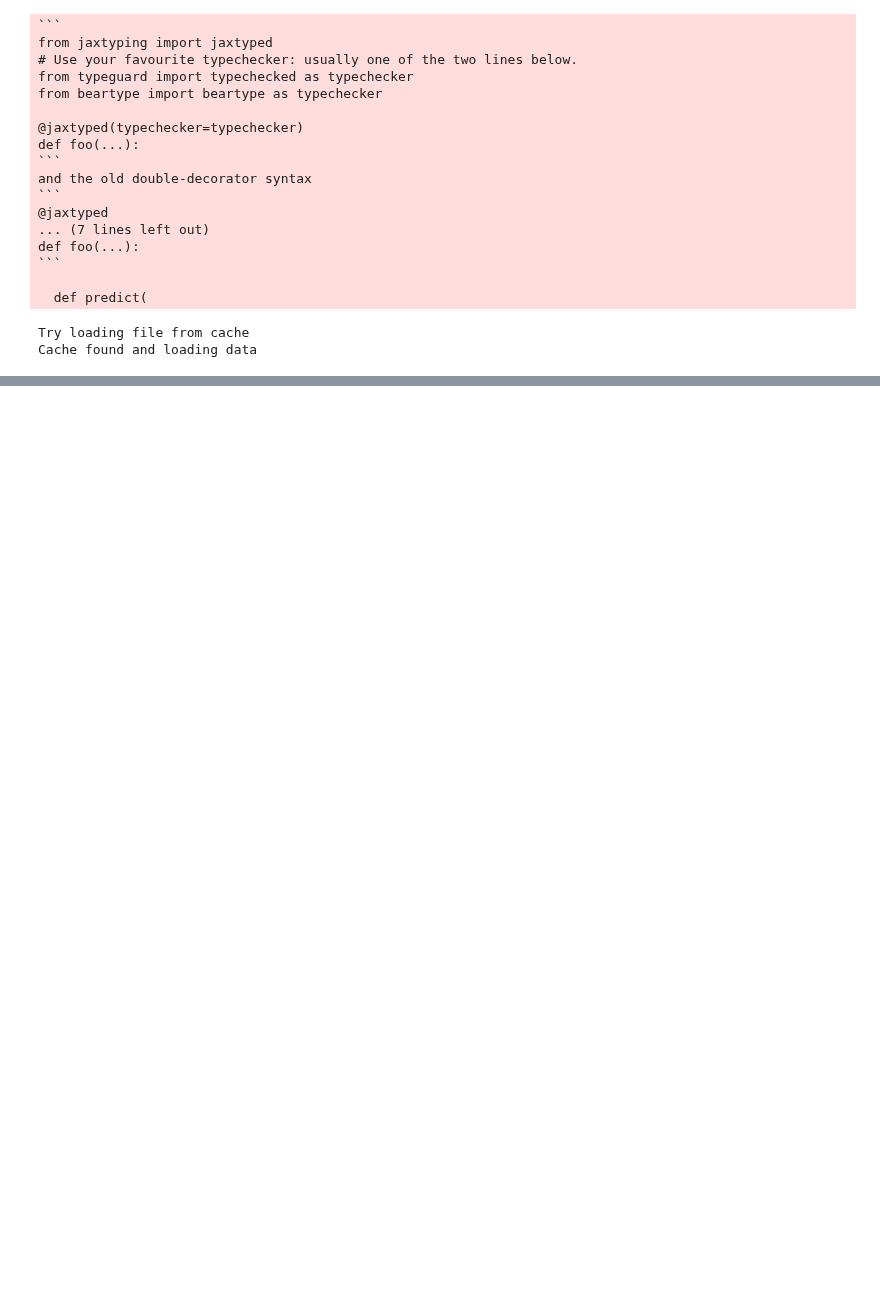
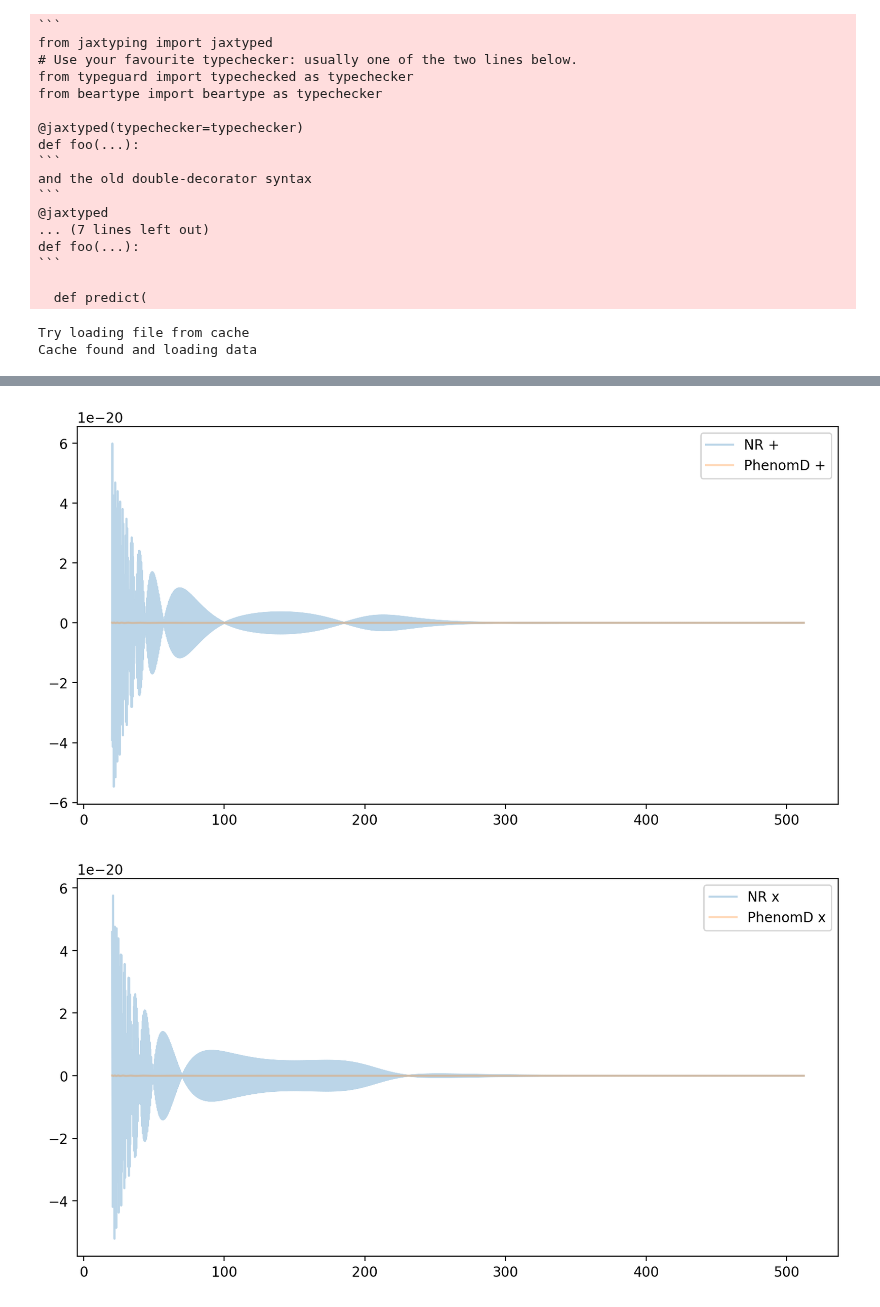
Before and after one commit to tedwards2412/ripple, a Jupyter notebook: notebooks/test_NRsurrogate.ipynb, the cells around one changed output, grey strips where cells are left out. Drawn from its saved outputs; the diff is of its cells as text; code cells hidden in the pictures; blank space fills up the shorter version.

```diff
--- a/notebooks/test_NRsurrogate.ipynb
+++ b/notebooks/test_NRsurrogate.ipynb
@@ -50,0 +54,4 @@ print(NR_model.freqs)
+# %%
+hp, hc = NR_model.gen_NRSurrogate_hphc(theta_ripple)
+print(NR_model.freqs)
+f_mask = NR_model.freqs > f_l
@@ -90,0 +87,2 @@ hp, hc = NR_model.gen_NRSurrogate_hphc(
+# %%
+hp, hc = NR_model.gen_NRSurrogate_hphc(theta_ripple)
@@ -90,0 +93,2 @@ hp, hc = NR_model.gen_NRSurrogate_hphc(
+# %%
+hp_ripple, hc_ripple = IMRPhenomD.gen_IMRPhenomD_hphc(NR_model.freqs[f_mask], theta_ripple, f_l)
@@ -90,0 +111,15 @@ hp, hc = NR_model.gen_NRSurrogate_hphc(
+# %%
+plt.figure(figsize=(10, 5))
+plt.plot(NR_model.freqs[f_mask], hp[f_mask], label="NR +", alpha=0.3)
+plt.plot(NR_model.freqs[f_mask], hp_ripple, label="PhenomD +", alpha=0.3)
+plt.legend()
+plt.show()
+
+plt.figure(figsize=(10, 5))
+plt.plot(NR_model.freqs[f_mask], hc[f_mask], label="NR x", alpha=0.3)
+plt.plot(NR_model.freqs[f_mask], hc_ripple, label="PhenomD x", alpha=0.3)
+plt.legend()
+plt.show()
+# %% [output]
+[figure, added]
+[figure, added]
```
Also changed, not shown: parts of 15 cells of this notebook.
